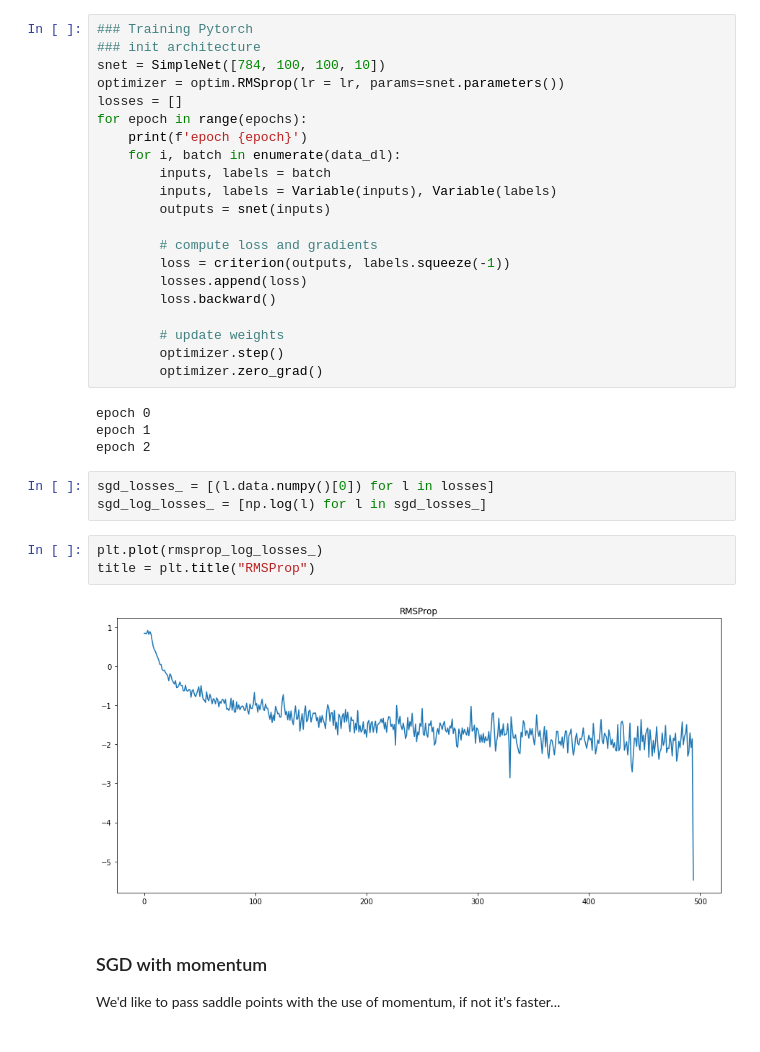
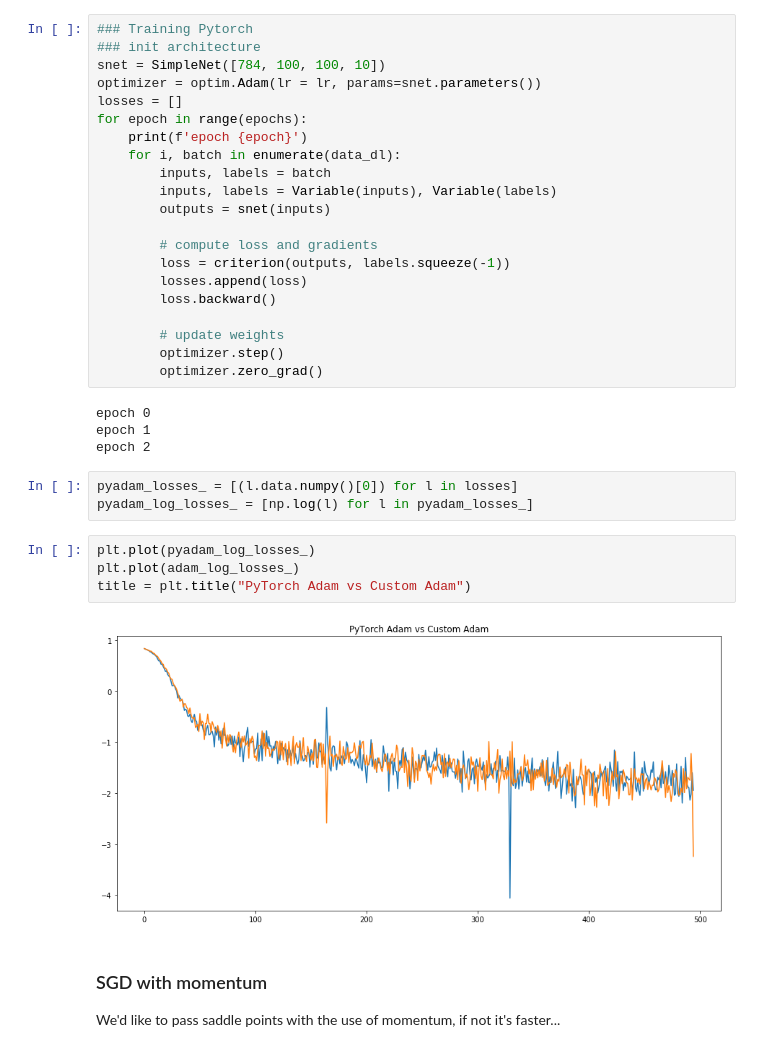
Before and after one commit to KeremTurgutlu/deeplearning, a Jupyter notebook: Exploring Optimizers.ipynb, the cells around one changed output. Cells and saved outputs as stored; diff of their text form.

Commit message:
until adam

```diff
--- a/Exploring Optimizers.ipynb
+++ b/Exploring Optimizers.ipynb
@@ -122,7 +122,7 @@ Here you can test various optimizers by simply changing optim.(__optimizer__ ).
 ### Training Pytorch
 ### init architecture
 snet = SimpleNet([784, 100, 100, 10])
-optimizer = optim.RMSprop(lr = lr, params=snet.parameters())
+optimizer = optim.Adam(lr = lr, params=snet.parameters())
 losses = []
 for epoch in range(epochs):
     print(f'epoch {epoch}')
@@ -144,13 +144,14 @@ epoch 0
 epoch 1
 epoch 2
 # %%
-sgd_losses_ = [(l.data.numpy()[0]) for l in losses]
-sgd_log_losses_ = [np.log(l) for l in sgd_losses_]
+pyadam_losses_ = [(l.data.numpy()[0]) for l in losses]
+pyadam_log_losses_ = [np.log(l) for l in pyadam_losses_]
 # %%
-plt.plot(rmsprop_log_losses_)
-title = plt.title("RMSProp")
+plt.plot(pyadam_log_losses_)
+plt.plot(adam_log_losses_)
+title = plt.title("PyTorch Adam vs Custom Adam")
 # %% [output]
-[figure, old version]
+[figure, new version]
 # %% [markdown]
 ### SGD with momentum
 
```
Also changed, not shown: parts of 2 cells of this notebook.
